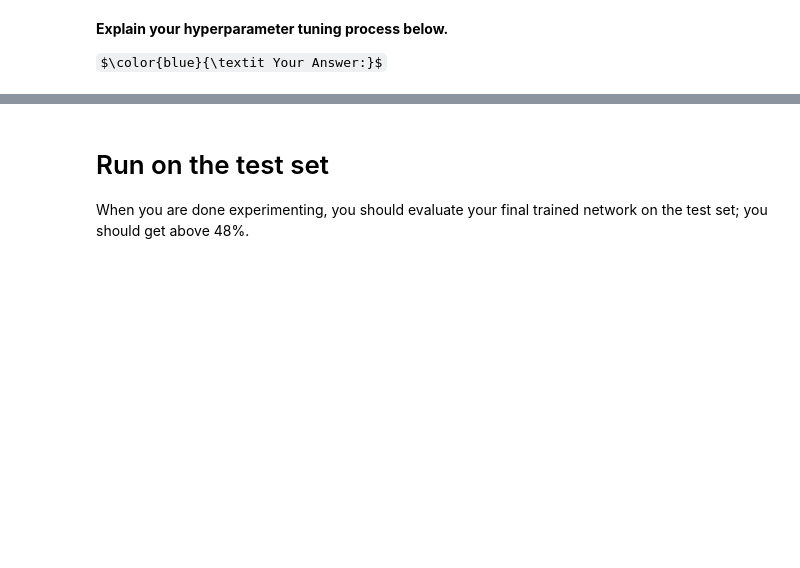
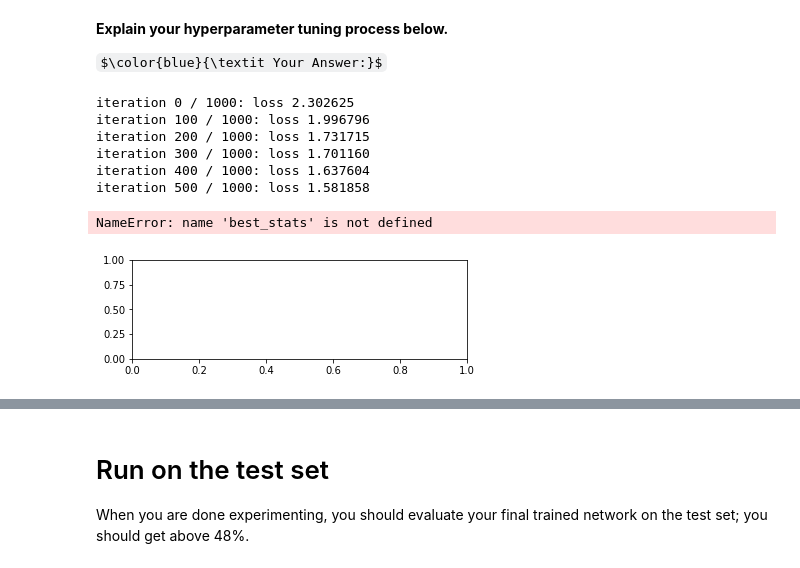
Before and after one commit to sadullahgultekin/Miletos-Internship, a Jupyter notebook: two_layer_net.ipynb, the cells around one changed output, grey strips where cells are left out. Cells and saved outputs as stored; diff of their text form; code cells hidden in the pictures; some formulas as TeX source; blank space fills up the shorter version.

Commit message:
train and predict function in two layered network is done

```diff
--- a/two_layer_net.ipynb
+++ b/two_layer_net.ipynb
@@ -282,9 +308,64 @@ best_net = None # store the best model into this
 #################################################################################
 # *****START OF YOUR CODE (DO NOT DELETE/MODIFY THIS LINE)*****
 
-pass
+learning_rates = [0.001]
+regs = [0.05, 0.1, 0.15]
+hidden_sizes = [50, 80, 100, 120, 150, 180, 200]
+best_acc = float("-inf")
+
+for lr in learning_rates:
+    for reg in regs:
+        for hs in hidden_sizes:
+
+            net = TwoLayerNet(input_size, hidden_size, num_classes)
+
+            # Train the network
+            stats = net.train(X_train, y_train, X_val, y_val,
+                        num_iters=1000, batch_size=200,
+                        learning_rate=lr, learning_rate_decay=0.95,
+                        reg=reg, verbose=True)
+
+            # Predict on the validation set
+            val_acc = (net.predict(X_val) == y_val).mean()
+            print('Validation accuracy: ', val_acc)
+            print('Learning rate: ', lr)
+            print('Regularization strength: ', reg)
+            print('Hidden size: ', hs)
+
+            if val_acc > best_acc:
+                best_val = val_acc
+                best_net = net
+                best_stats = stats
+
+
 
 # *****END OF YOUR CODE (DO NOT DELETE/MODIFY THIS LINE)*****
+# %% [output]
+iteration 0 / 1000: loss 2.302625
+iteration 100 / 1000: loss 1.996796
+iteration 200 / 1000: loss 1.731715
+iteration 300 / 1000: loss 1.701160
+iteration 400 / 1000: loss 1.637604
+iteration 500 / 1000: loss 1.581858
+# %%
+# Plot the loss function and train / validation accuracies
+plt.subplot(2, 1, 1)
+plt.plot(best_stats['loss_history'])
+plt.title('Loss history')
+plt.xlabel('Iteration')
+plt.ylabel('Loss')
+
+plt.subplot(2, 1, 2)
+plt.plot(best_stats['train_acc_history'], label='train')
+plt.plot(best_stats['val_acc_history'], label='val')
+plt.title('Classification accuracy history')
+plt.xlabel('Epoch')
+plt.ylabel('Clasification accuracy')
+plt.legend()
+plt.show()
+# %% [output]
+NameError: name 'best_stats' is not defined
+[figure, added]
 # %%
 # visualize the weights of the best network
 show_net_weights(best_net)
```
Also changed, not shown: parts of 6 cells of this notebook, 1 other file.
